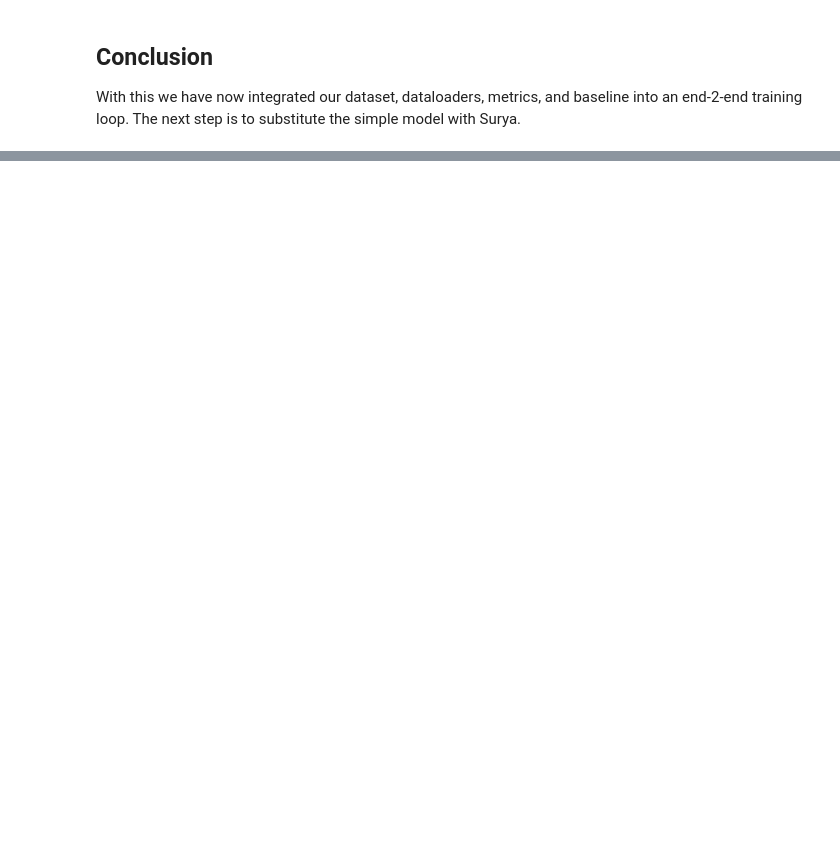
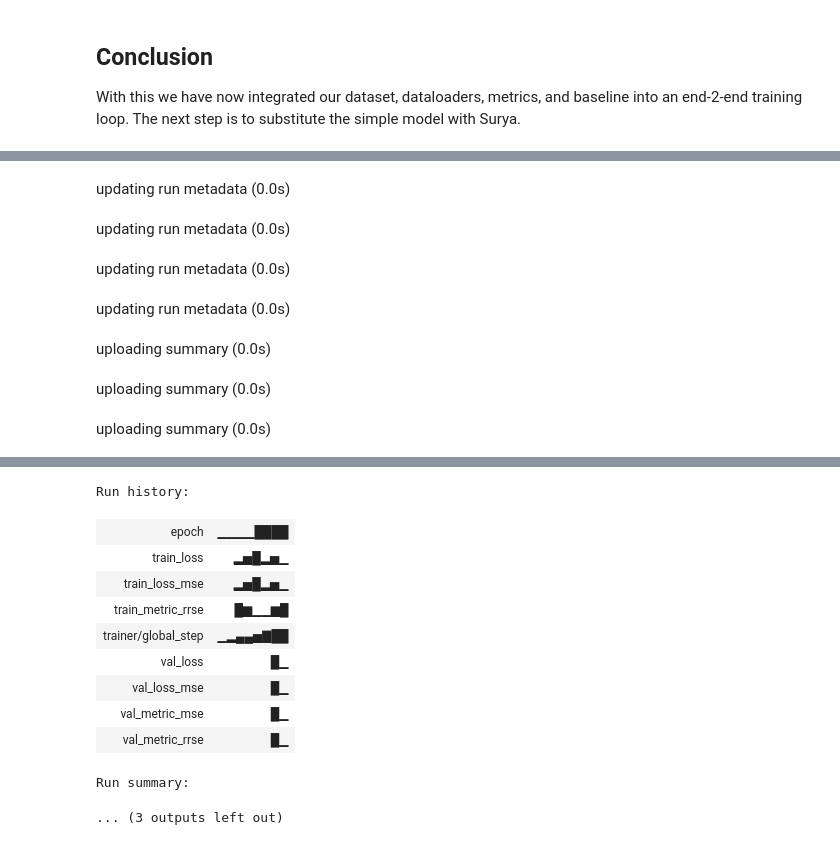
Before and after one commit to adithya-hn/surya_workshop, a Jupyter notebook: downstream_apps/sf_triggers/1_baseline_template.ipynb, the cells around one changed output, grey strips where cells are left out. Saved outputs shown, nothing was run; the diff lists cells and outputs as text; code cells hidden in the pictures; blank space fills up the shorter version.

```diff
--- a/downstream_apps/sf_triggers/1_baseline_template.ipynb
+++ b/downstream_apps/sf_triggers/1_baseline_template.ipynb
@@ -310,7 +304,7 @@ The first time you run WandB in a machine it will ask you to login to WandB.  Yo
 - Paste it in the dialog box at the top of your VSCode
 # %%
 project_name = cfg.wandb_project
-run_name = "adi_vs_surya"  # give your run a descriptive name
+run_name = "adi_simple_baseline"  # give your run a descriptive name
 
 wandb_logger = WandbLogger(
     entity=cfg.wandb_entity,  # set wandb_entity in the config; null = personal account
@@ -381,3 +375,6 @@ LOCAL_RANK: 0 - CUDA_VISIBLE_DEVICES: [0]
 ## Conclusion
 
 With this we have now integrated our dataset, dataloaders, metrics, and baseline into an end-2-end training loop.  The next step is to substitute the simple model with Surya.
+# %%
+wandb_logger.experiment.finish()
+# %% [output]
@@ -383,0 +382,7 @@ With this we have now integrated our dataset, dataloaders, metrics, and baseline
+updating run metadata (0.0s)
+updating run metadata (0.0s)
+updating run metadata (0.0s)
+updating run metadata (0.0s)
+uploading summary (0.0s)
+uploading summary (0.0s)
+uploading summary (0.0s)
@@ -383,0 +390,12 @@ With this we have now integrated our dataset, dataloaders, metrics, and baseline
+Run history:
+| epoch | ▁▁▁▁████ |
+| train_loss | ▂▅█▂▅▁ |
+| train_loss_mse | ▂▅█▂▅▁ |
+| train_metric_rrse | █▆▁▁▆█ |
+| trainer/global_step | ▁▂▄▄▅▇██ |
+| val_loss | █▁ |
+| val_loss_mse | █▁ |
+| val_metric_mse | █▁ |
+| val_metric_rrse | █▁ |
+Run summary:
+... (3 outputs left out)
```
Also changed, not shown: parts of 10 cells of this notebook, 16 other files.
